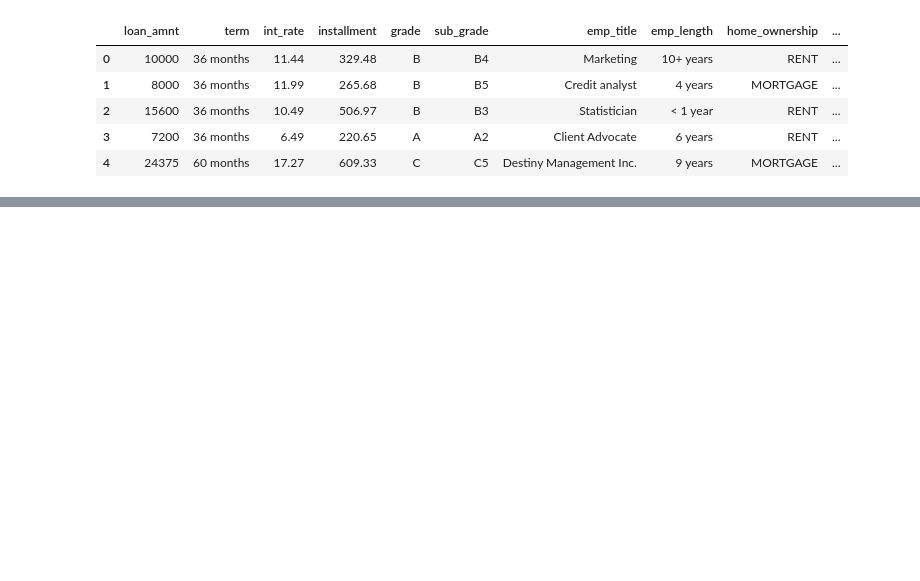
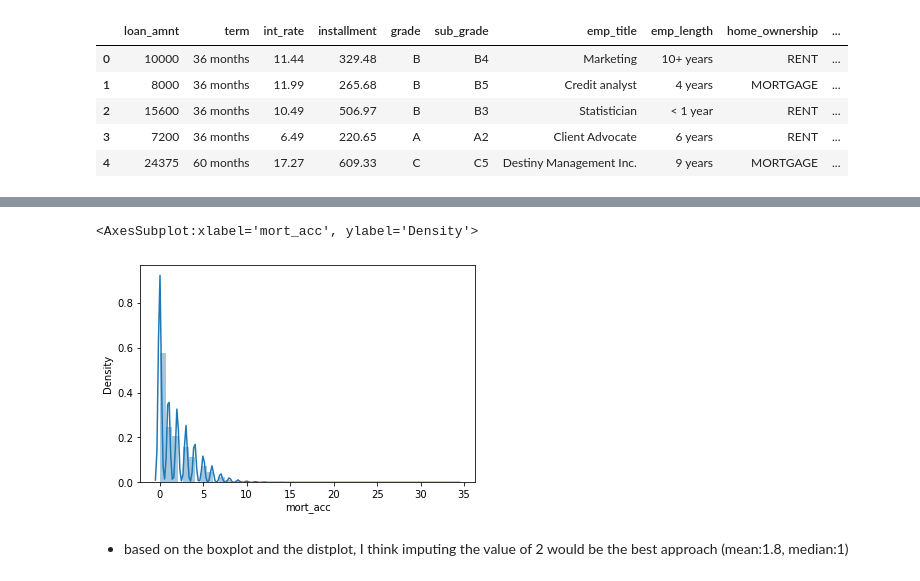
Before and after one commit to tim-keriazes/individ-proj-lending-club-loan-default-prediction, a Jupyter notebook: lending_tree_loan_default_project.ipynb, the cells around one changed output, grey strips where cells are left out. Cells and saved outputs as stored; diff of their text form; code cells hidden in the pictures; blank space fills up the shorter version.

```diff
--- a/lending_tree_loan_default_project.ipynb
+++ b/lending_tree_loan_default_project.ipynb
@@ -39,0 +267,7 @@ data.head()
+# %%
+sns.distplot(df.mort_acc)
+# %% [output]
+<AxesSubplot:xlabel='mort_acc', ylabel='Density'>
+[figure, added]
+# %% [markdown]
+ - based on the boxplot and the distplot, I think imputing the value of 2 would  be the best approach (mean:1.8, median:1)
```
Also changed, not shown: parts of 29 cells of this notebook.
